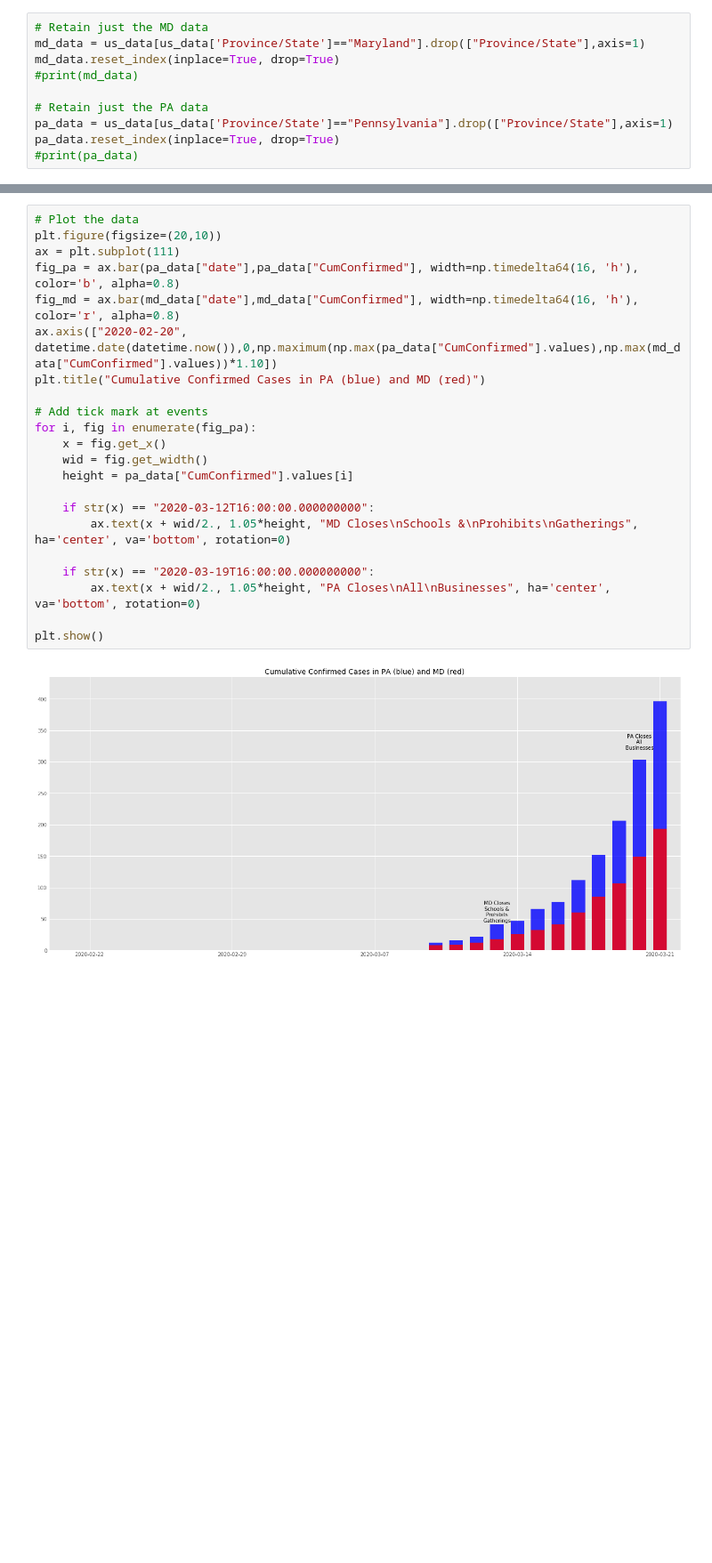
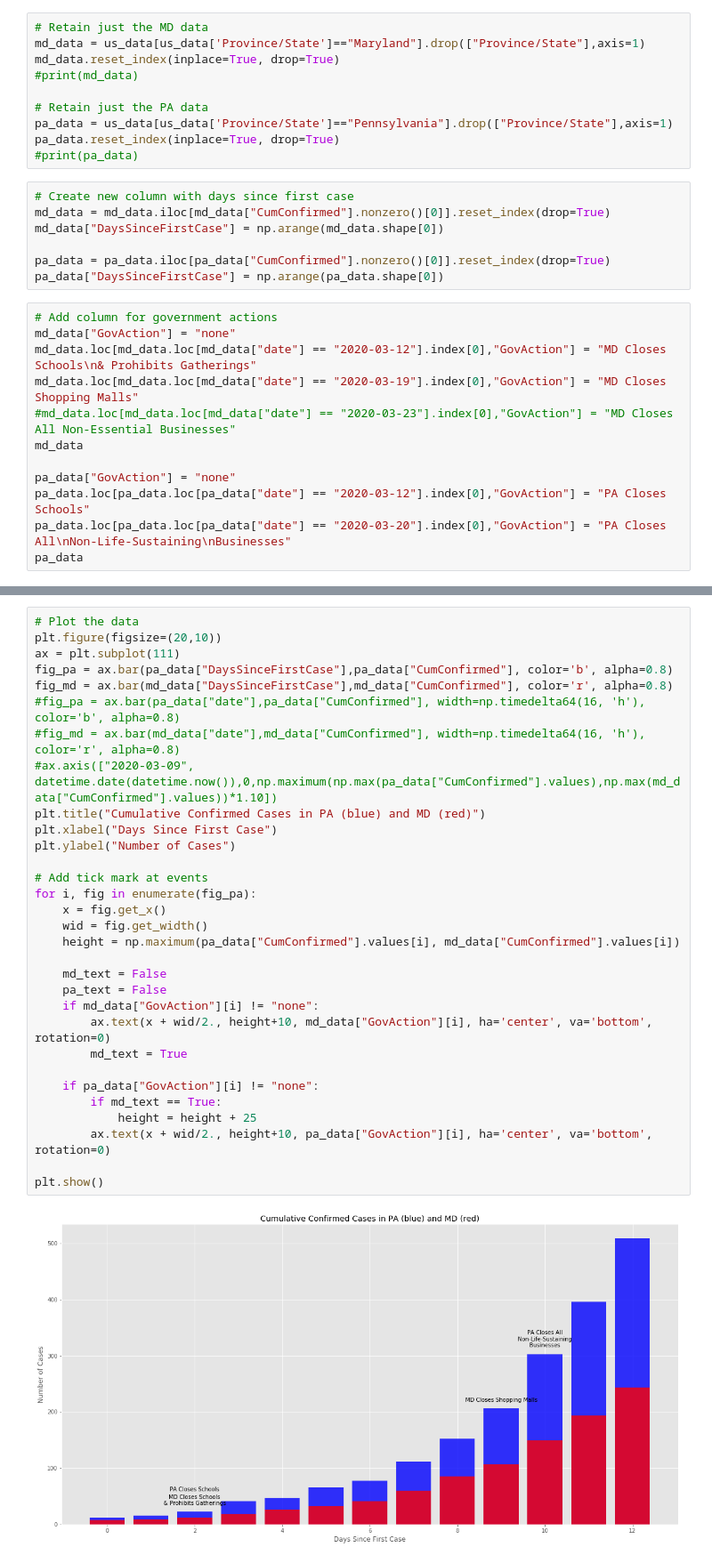
Before and after one commit to LBoeg/pycovid, a Jupyter notebook: covid_analysis.ipynb, the cells around one changed output, grey strips where cells are left out. Shown: that part at 89% size. Cells and saved outputs as stored; diff of their text form; blank space fills up the shorter version.

Commit message:
Date -> Days Since First; Added New Cases Plot

```diff
--- a/covid_analysis.ipynb
+++ b/covid_analysis.ipynb
@@ -93,3 +48,22 @@ md_data.reset_index(inplace=True, drop=True)
 pa_data = us_data[us_data['Province/State']=="Pennsylvania"].drop(["Province/State"],axis=1)
 pa_data.reset_index(inplace=True, drop=True)
 #print(pa_data)
+# %%
+# Create new column with days since first case
+md_data = md_data.iloc[md_data["CumConfirmed"].nonzero()[0]].reset_index(drop=True)
+md_data["DaysSinceFirstCase"] = np.arange(md_data.shape[0])
+
+pa_data = pa_data.iloc[pa_data["CumConfirmed"].nonzero()[0]].reset_index(drop=True)
+pa_data["DaysSinceFirstCase"] = np.arange(pa_data.shape[0])
+# %%
+# Add column for government actions
+md_data["GovAction"] = "none"
+md_data.loc[md_data.loc[md_data["date"] == "2020-03-12"].index[0],"GovAction"] = "MD Closes Schools\n& Prohibits Gatherings"
+md_data.loc[md_data.loc[md_data["date"] == "2020-03-19"].index[0],"GovAction"] = "MD Closes Shopping Malls"
+#md_data.loc[md_data.loc[md_data["date"] == "2020-03-23"].index[0],"GovAction"] = "MD Closes All Non-Essential Businesses"
+md_data
+
+pa_data["GovAction"] = "none"
+pa_data.loc[pa_data.loc[pa_data["date"] == "2020-03-12"].index[0],"GovAction"] = "PA Closes Schools"
+pa_data.loc[pa_data.loc[pa_data["date"] == "2020-03-20"].index[0],"GovAction"] = "PA Closes All\nNon-Life-Sustaining\nBusinesses"
+pa_data
@@ -96,24 +85,33 @@ pa_data.reset_index(inplace=True, drop=True)
 # %%
 # Plot the data
 plt.figure(figsize=(20,10))
 ax = plt.subplot(111)
-fig_pa = ax.bar(pa_data["date"],pa_data["CumConfirmed"], width=np.timedelta64(16, 'h'), color='b', alpha=0.8)
-fig_md = ax.bar(md_data["date"],md_data["CumConfirmed"], width=np.timedelta64(16, 'h'), color='r', alpha=0.8)
-ax.axis(["2020-02-20", datetime.date(datetime.now()),0,np.maximum(np.max(pa_data["CumConfirmed"].values),np.max(md_data["CumConfirmed"].values))*1.10])
+fig_pa = ax.bar(pa_data["DaysSinceFirstCase"],pa_data["CumConfirmed"], color='b', alpha=0.8)
+fig_md = ax.bar(md_data["DaysSinceFirstCase"],md_data["CumConfirmed"], color='r', alpha=0.8)
+#fig_pa = ax.bar(pa_data["date"],pa_data["CumConfirmed"], width=np.timedelta64(16, 'h'), color='b', alpha=0.8)
+#fig_md = ax.bar(md_data["date"],md_data["CumConfirmed"], width=np.timedelta64(16, 'h'), color='r', alpha=0.8)
+#ax.axis(["2020-03-09", datetime.date(datetime.now()),0,np.maximum(np.max(pa_data["CumConfirmed"].values),np.max(md_data["CumConfirmed"].values))*1.10])
 plt.title("Cumulative Confirmed Cases in PA (blue) and MD (red)")
+plt.xlabel("Days Since First Case")
+plt.ylabel("Number of Cases")
 
 # Add tick mark at events
 for i, fig in enumerate(fig_pa):
     x = fig.get_x()
     wid = fig.get_width()
-    height = pa_data["CumConfirmed"].values[i]
+    height = np.maximum(pa_data["CumConfirmed"].values[i], md_data["CumConfirmed"].values[i])
 
-    if str(x) == "2020-03-12T16:00:00.000000000":
-        ax.text(x + wid/2., 1.05*height, "MD Closes\nSchools &\nProhibits\nGatherings", ha='center', va='bottom', rotation=0)
+    md_text = False
+    pa_text = False
+    if md_data["GovAction"][i] != "none":
+        ax.text(x + wid/2., height+10, md_data["GovAction"][i], ha='center', va='bottom', rotation=0)
+        md_text = True
 
-    if str(x) == "2020-03-19T16:00:00.000000000":
-        ax.text(x + wid/2., 1.05*height, "PA Closes\nAll\nBusinesses", ha='center', va='bottom', rotation=0)
+    if pa_data["GovAction"][i] != "none":
+        if md_text == True:
+            height = height + 25
+        ax.text(x + wid/2., height+10, pa_data["GovAction"][i], ha='center', va='bottom', rotation=0)
 
 plt.show()
 # %% [output]
-[figure, old version]
+[figure, new version]
```
Also changed, not shown: parts of 7 cells of this notebook.
